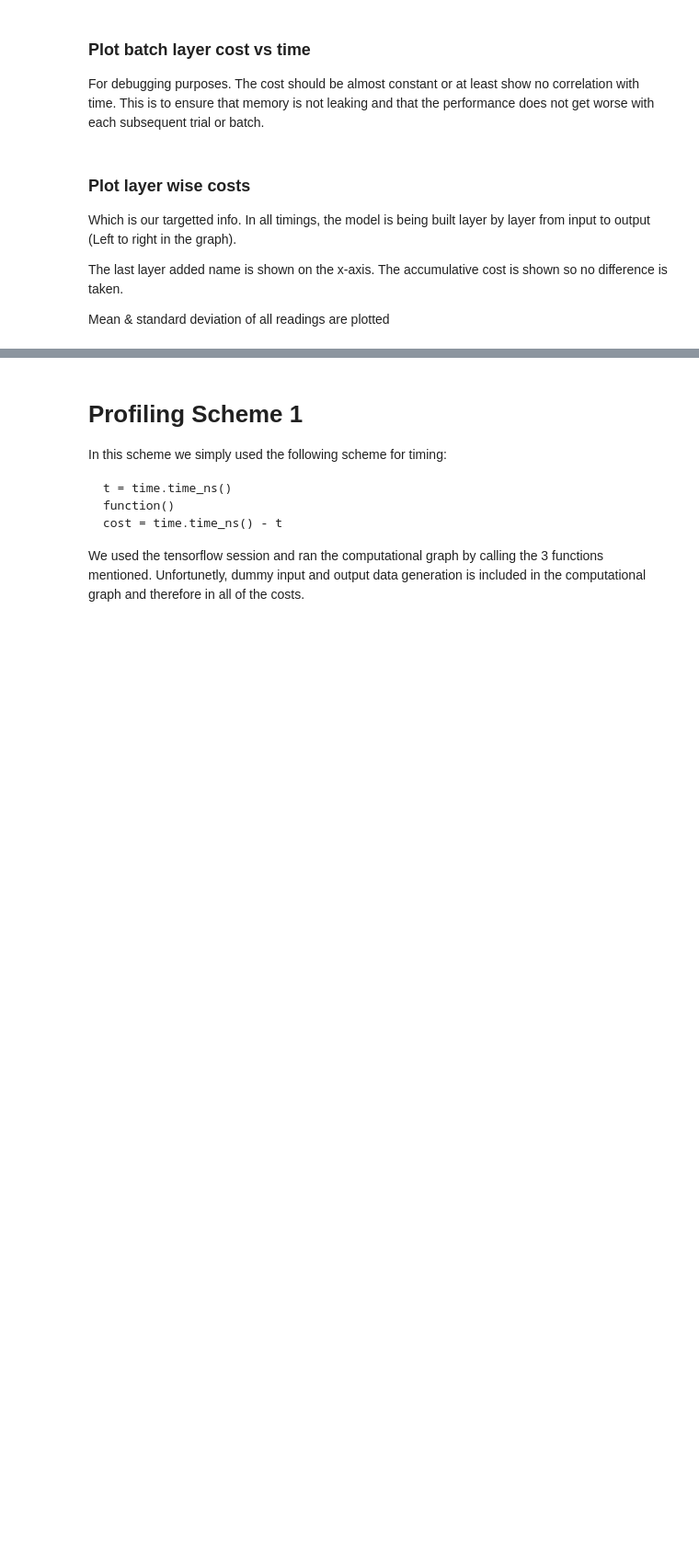
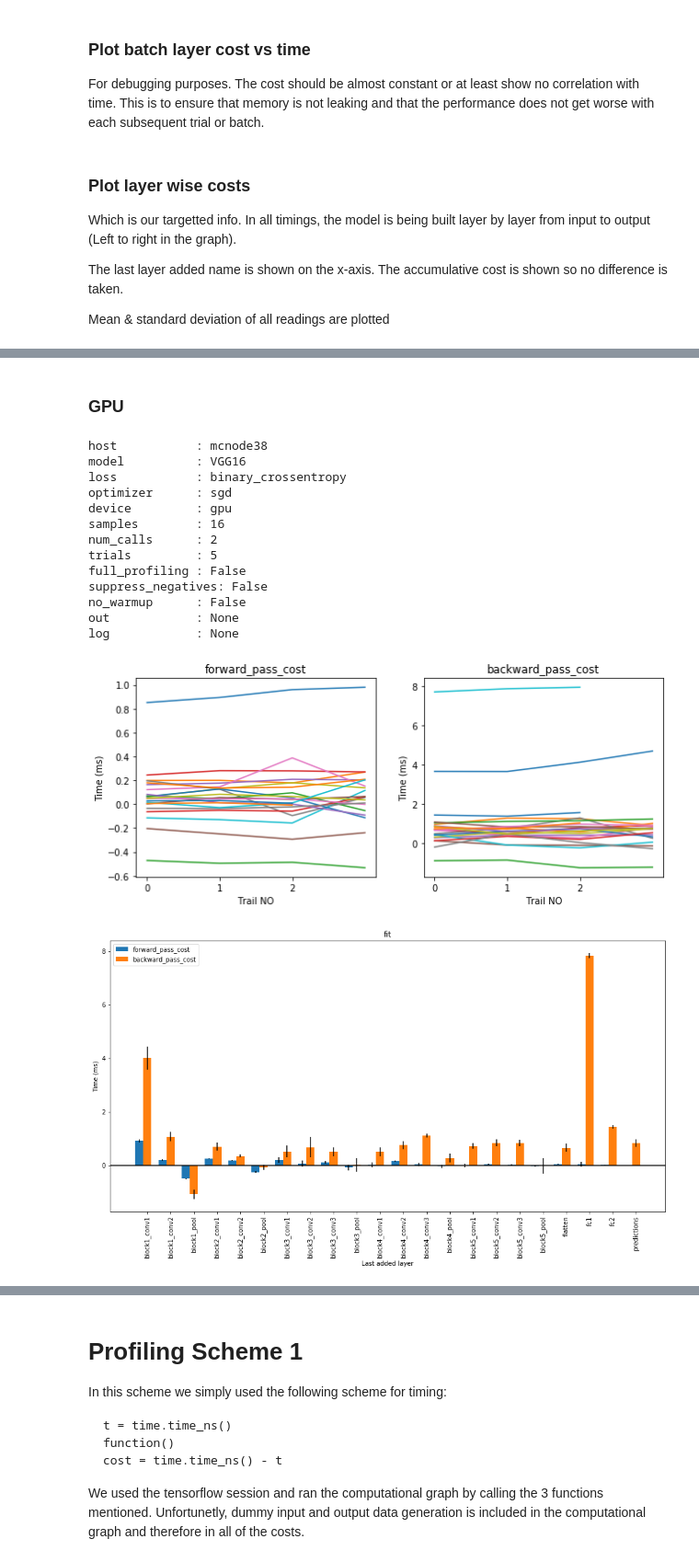
Before and after one commit to ChenYuHo/schedule-simulator, a Jupyter notebook: model_extraction/Layer wise cost profiling using model reconstruction report.ipynb, the cells around one changed output, grey strips where cells are left out. Shown at 92% size. Saved outputs shown, nothing was run; the diff lists cells and outputs as text; code cells hidden in the pictures; blank space fills up the shorter version.

Commit message:
Finalized model reconstruction report & started experimenting with other approaches

```diff
--- a/model_extraction/Layer wise cost profiling using model reconstruction report.ipynb
+++ b/model_extraction/Layer wise cost profiling using model reconstruction report.ipynb
@@ -150,0 +160,23 @@ cost = time.time_ns() - t
+# %% [markdown]
+### GPU
+# %%
+report_path = "timings/VGG16_06-24-10-05.timings.json"
+print_report_info(report_path)
+plot_cost_vs_time(report_path,title="", cols=3)
+plot_layer_wise_costs(report_path, title="")
+# %% [output]
+host           : mcnode38
+model          : VGG16
+loss           : binary_crossentropy
+optimizer      : sgd
+device         : gpu
+samples        : 16
+num_calls      : 2
+trials         : 5
+full_profiling : False
+suppress_negatives: False
+no_warmup      : False
+out            : None
+log            : None
+[figure, added]
+[figure, added]
```
Also changed, not shown: parts of 8 cells of this notebook, 9 other files.
